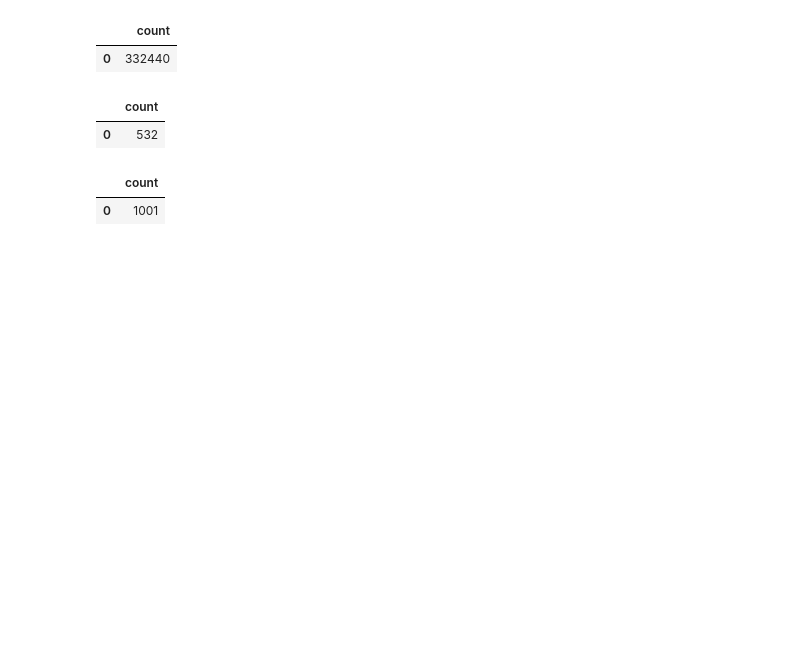
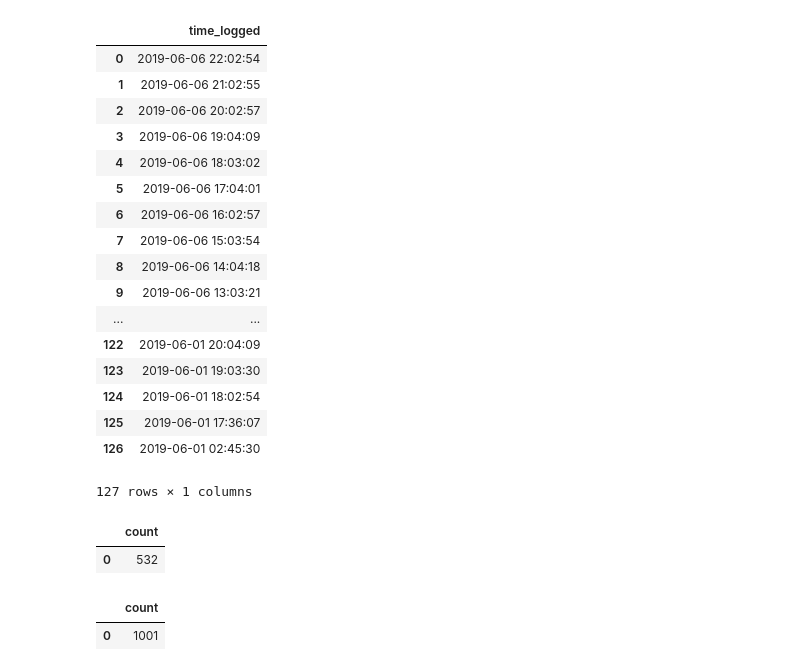
Before and after one commit to natashaborders-zz/Twitch_Streamers_Recommender, a Jupyter notebook: Exploratory_Data_Analysis/Twitchdata_Surprise_Recommender_Data_Funnel.ipynb, the cells around one changed output. Cells and saved outputs as stored; diff of their text form; code cells hidden in the pictures; blank space fills up the shorter version.

```diff
--- a/Exploratory_Data_Analysis/Twitchdata_Surprise_Recommender_Data_Funnel.ipynb
+++ b/Exploratory_Data_Analysis/Twitchdata_Surprise_Recommender_Data_Funnel.ipynb
@@ -17,12 +17,28 @@ connection_args = {
 
 connection = pg.connect(**connection_args)
 # %%
-query = "SELECT COUNT(DISTINCT(stream_id)) FROM stream_data;"
+query = "SELECT distinct(time_logged) FROM stream_data order by time_logged desc;"
 
 pd_sql.read_sql(query, connection)
 # %% [output]
-|  | count |
-| 0 | 332440 |
+|  | time_logged |
+| 0 | 2019-06-06 22:02:54 |
+| 1 | 2019-06-06 21:02:55 |
+| 2 | 2019-06-06 20:02:57 |
+| 3 | 2019-06-06 19:04:09 |
+| 4 | 2019-06-06 18:03:02 |
+| 5 | 2019-06-06 17:04:01 |
+| 6 | 2019-06-06 16:02:57 |
+| 7 | 2019-06-06 15:03:54 |
+| 8 | 2019-06-06 14:04:18 |
+| 9 | 2019-06-06 13:03:21 |
+| ... | ... |
+| 122 | 2019-06-01 20:04:09 |
+| 123 | 2019-06-01 19:03:30 |
+| 124 | 2019-06-01 18:02:54 |
+| 125 | 2019-06-01 17:36:07 |
+| 126 | 2019-06-01 02:45:30 |
+127 rows × 1 columns
 # %%
 query = "SELECT COUNT(DISTINCT(game_id)) FROM game_information;"
 
```
Also changed, not shown: 3 other files.
